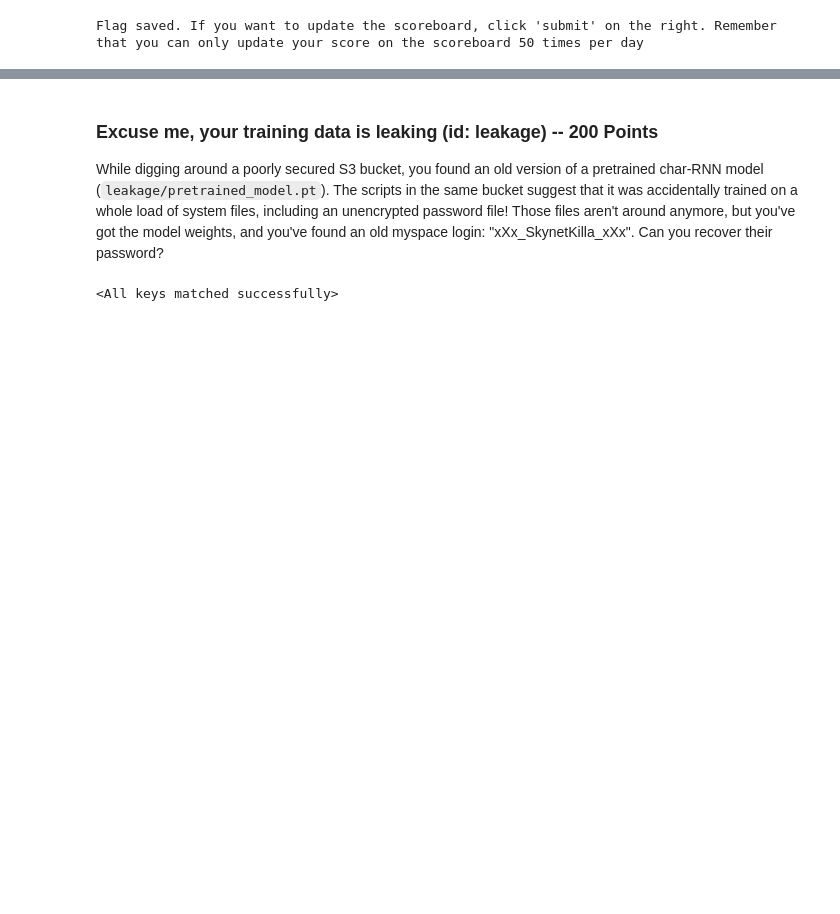
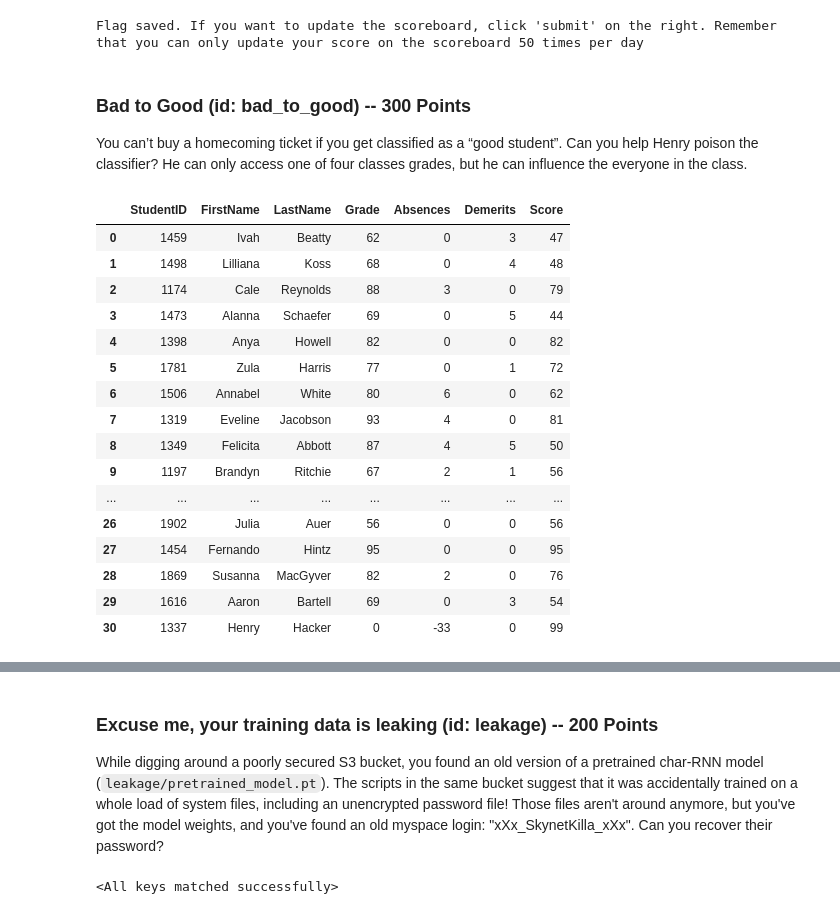
Before and after one commit to anubhavde/jubilant-robot-hacker, a Jupyter notebook: submission.ipynb, the cells around one changed output, grey strips where cells are left out. Drawn from its saved outputs; the diff is of its cells as text; code cells hidden in the pictures; blank space fills up the shorter version.

```diff
--- a/submission.ipynb
+++ b/submission.ipynb
@@ -616,2 +573,33 @@ add_flag("sloth", "YOURFLAGHERE")
 # %% [output]
 Flag saved. If you want to update the scoreboard, click 'submit' on the right. Remember that you can only update your score on the scoreboard 50 times per day
+# %% [markdown]
+### **Bad to Good (id: bad_to_good) -- 300 Points**
+
+You can’t buy a homecoming ticket if you get classified as a “good student”. Can you help Henry poison the classifier? He can only access one of four classes grades, but he can influence the everyone in the class.
+# %%
+df = pd.read_csv("/home/linux/Workspace/ai-village-ctf/bad2good/math.csv")
+
+df.loc[df.StudentID == 1337, 'Grade'] = 0
+df.loc[df.StudentID == 1337, 'Demerits'] = 0
+df.loc[df.StudentID == 1337, 'Absences'] = -33
+df['Score'] = df.Grade - 3 * df.Absences - 5 * df.Demerits
+df.to_csv('math_tampered2.csv', index=False)
+df
+# %% [output]
+|  | StudentID | FirstName | LastName | Grade | Absences | Demerits | Score |
+| 0 | 1459 | Ivah | Beatty | 62 | 0 | 3 | 47 |
+| 1 | 1498 | Lilliana | Koss | 68 | 0 | 4 | 48 |
+| 2 | 1174 | Cale | Reynolds | 88 | 3 | 0 | 79 |
+| 3 | 1473 | Alanna | Schaefer | 69 | 0 | 5 | 44 |
+| 4 | 1398 | Anya | Howell | 82 | 0 | 0 | 82 |
+| 5 | 1781 | Zula | Harris | 77 | 0 | 1 | 72 |
+| 6 | 1506 | Annabel | White | 80 | 6 | 0 | 62 |
+| 7 | 1319 | Eveline | Jacobson | 93 | 4 | 0 | 81 |
+| 8 | 1349 | Felicita | Abbott | 87 | 4 | 5 | 50 |
+| 9 | 1197 | Brandyn | Ritchie | 67 | 2 | 1 | 56 |
+| ... | ... | ... | ... | ... | ... | ... | ... |
+| 26 | 1902 | Julia | Auer | 56 | 0 | 0 | 56 |
+| 27 | 1454 | Fernando | Hintz | 95 | 0 | 0 | 95 |
+| 28 | 1869 | Susanna | MacGyver | 82 | 2 | 0 | 76 |
+| 29 | 1616 | Aaron | Bartell | 69 | 0 | 3 | 54 |
+| 30 | 1337 | Henry | Hacker | 0 | -33 | 0 | 99 |
```
Also changed, not shown: parts of 22 cells of this notebook.
